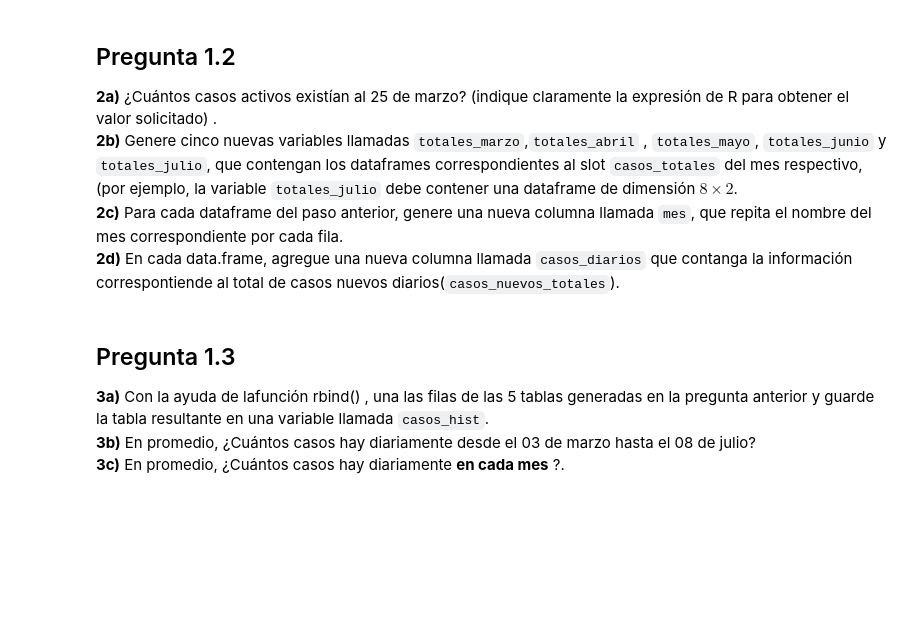
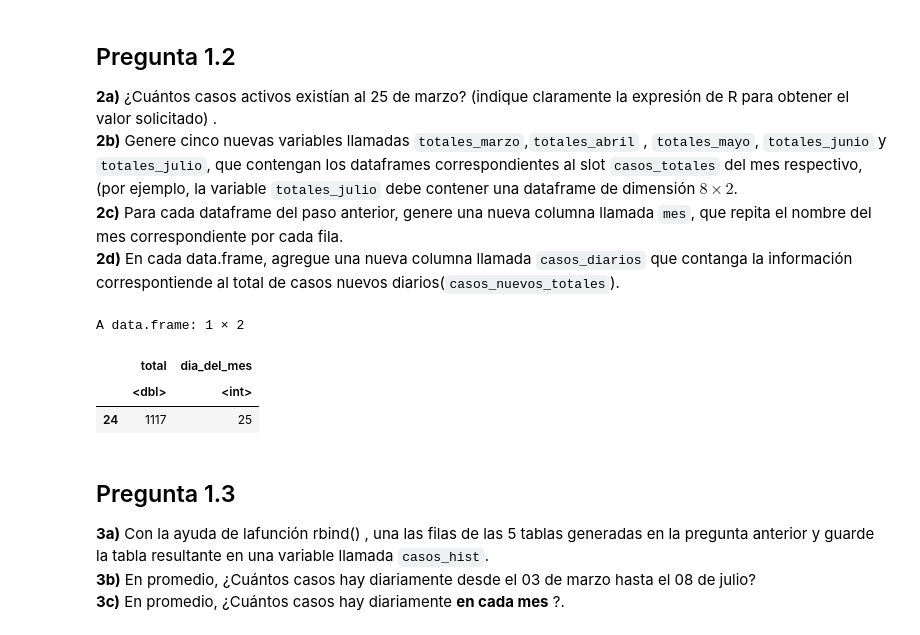
Before and after one commit to rodrigo-coco-espinoza/Introduccion_a_ciencia_de_datos_R_v2, a Jupyter notebook: Ayudantías/A1/A1_02_listas_y_dataframes_desarrollo.ipynb, the cells around one changed output. Drawn from its saved outputs; the diff is of its cells as text; code cells hidden in the pictures; blank space fills up the shorter version.

```diff
--- a/Ayudantías/A1/A1_02_listas_y_dataframes_desarrollo.ipynb
+++ b/Ayudantías/A1/A1_02_listas_y_dataframes_desarrollo.ipynb
@@ -298,3 +311,17 @@ Este archivo contiene la información de los contagios por COVID-19 en nuestsro
+# %%
+## Respuesta
+#P2.a
+
+casos_activos <- casos$mar$casos_activos
+
+condicion <- which(casos_activos[["dia_del_mes"]] == 25)
+
+casos_activos[ condicion,  ]
+# %% [output]
+A data.frame: 1 × 2
+|  | total | dia_del_mes |
+|  | <dbl> | <int> |
+| 24 | 1117 | 25 |
 # %% [markdown]
 ## Pregunta 1.3
 
```
Also changed, not shown: parts of 29 cells of this notebook.
